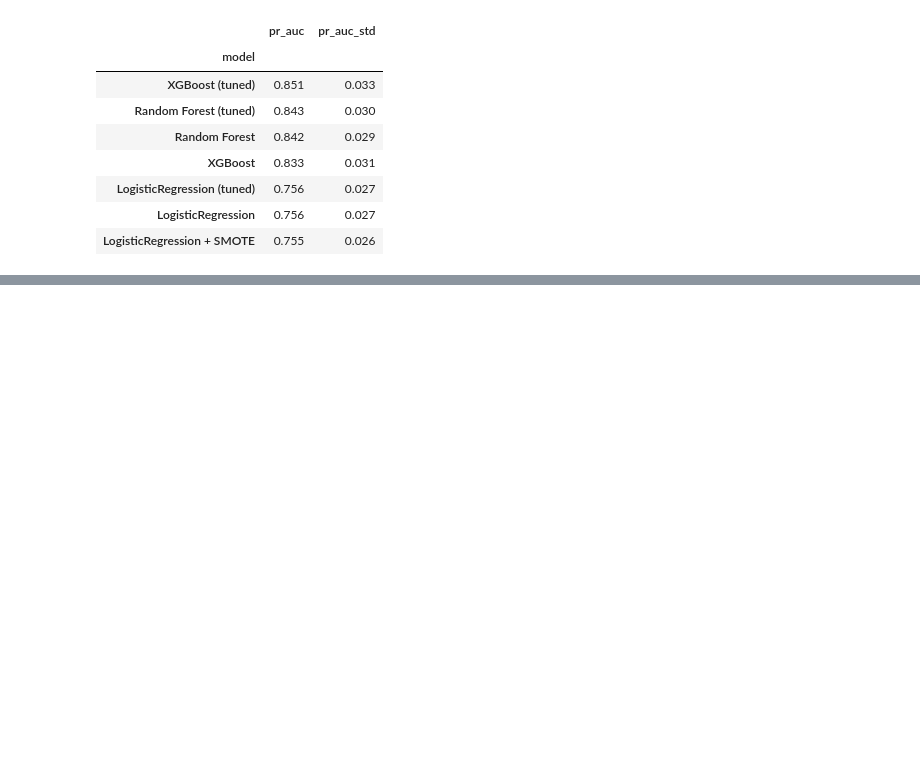
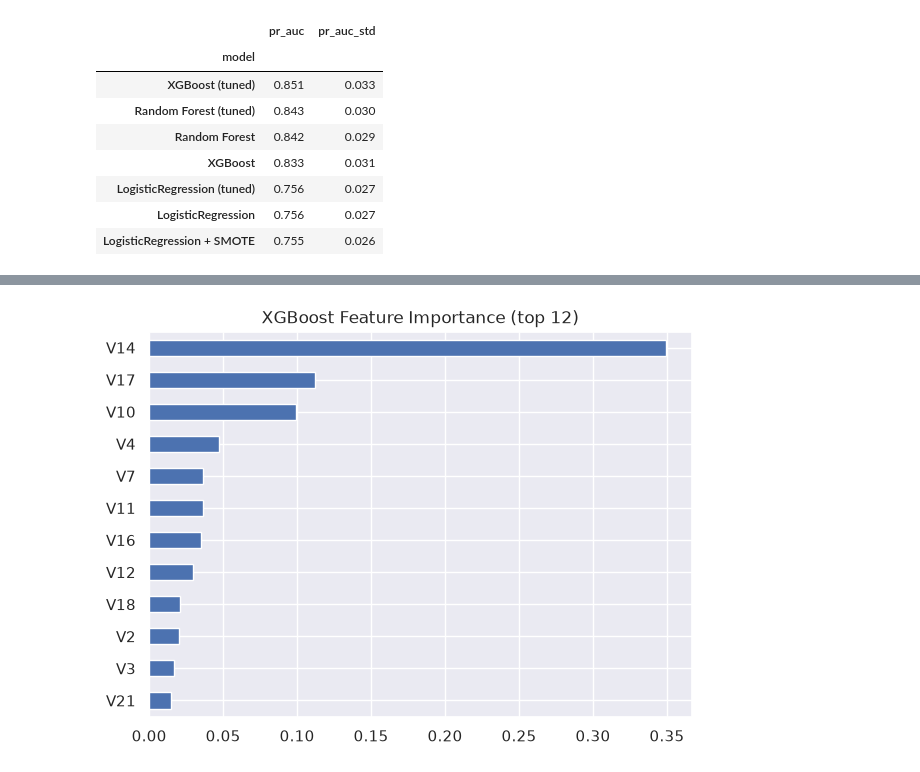
Before and after one commit to isapour0/credit-card-fraud, a Jupyter notebook: notebooks/creditcard_fraud.ipynb, the cells around one changed output, grey strips where cells are left out. Cells and saved outputs as stored; diff of their text form; code cells hidden in the pictures; blank space fills up the shorter version.

```diff
--- a/notebooks/creditcard_fraud.ipynb
+++ b/notebooks/creditcard_fraud.ipynb
@@ -700,0 +828,12 @@ comparison.sort_values("pr_auc", ascending=False).round(3)
+# %%
+# Importance of Features
+xgb_best = finalists["XGBoost (tuned)"]
+imp = pd.Series(xgb_best.feature_importances_, index=X_train_scaler.columns).sort_values()
+
+fig, ax = plt.subplots(figsize=(7, 5))
+imp.tail(12).plot(kind="barh", ax=ax)
+ax.set_title("XGBoost Feature Importance (top 12)")
+plt.savefig("../reports/figures/feature_importance.png", dpi=150, bbox_inches="tight")
+plt.show()
+# %% [output]
+[figure, added]
```
Also changed, not shown: parts of 9 cells of this notebook, 4 other files.
